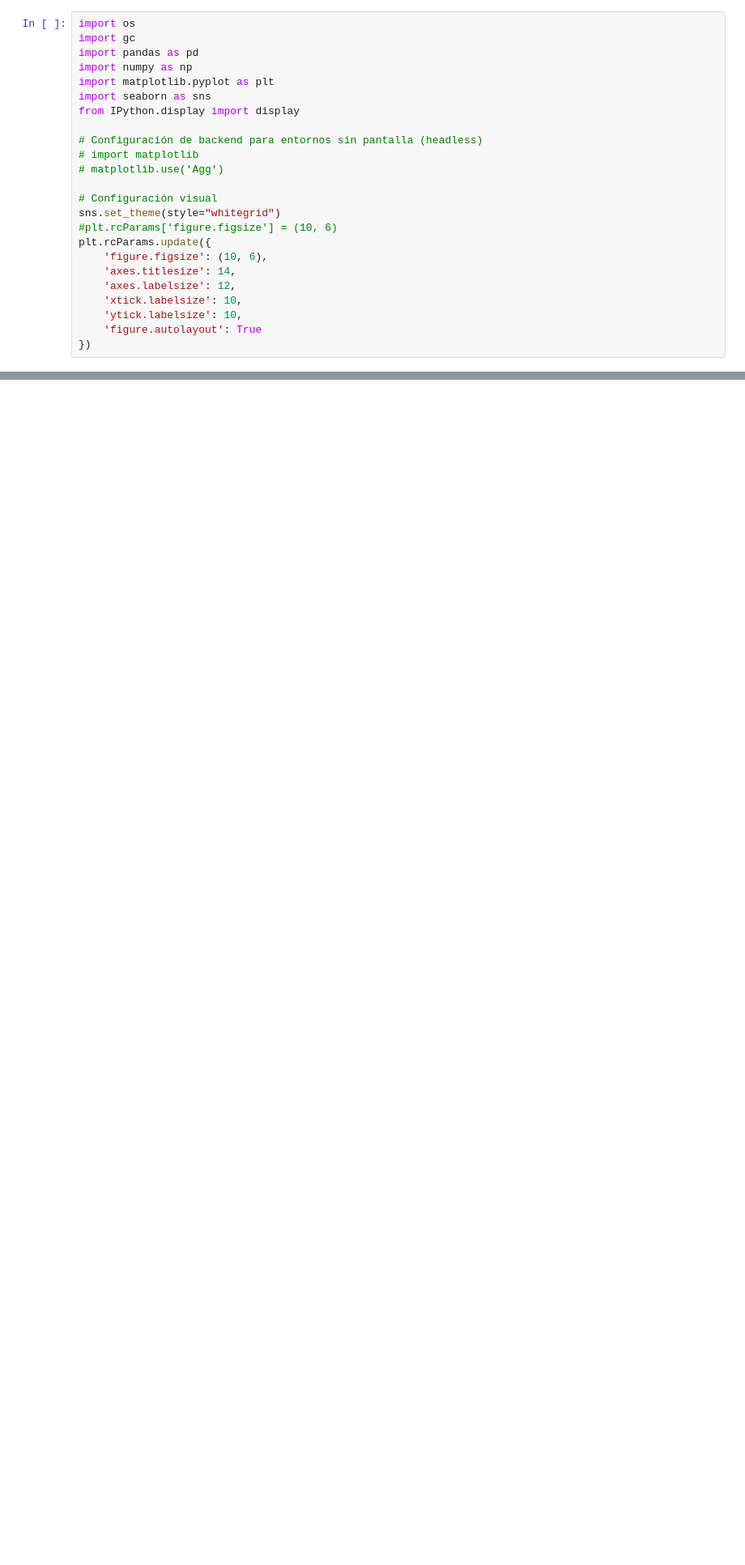
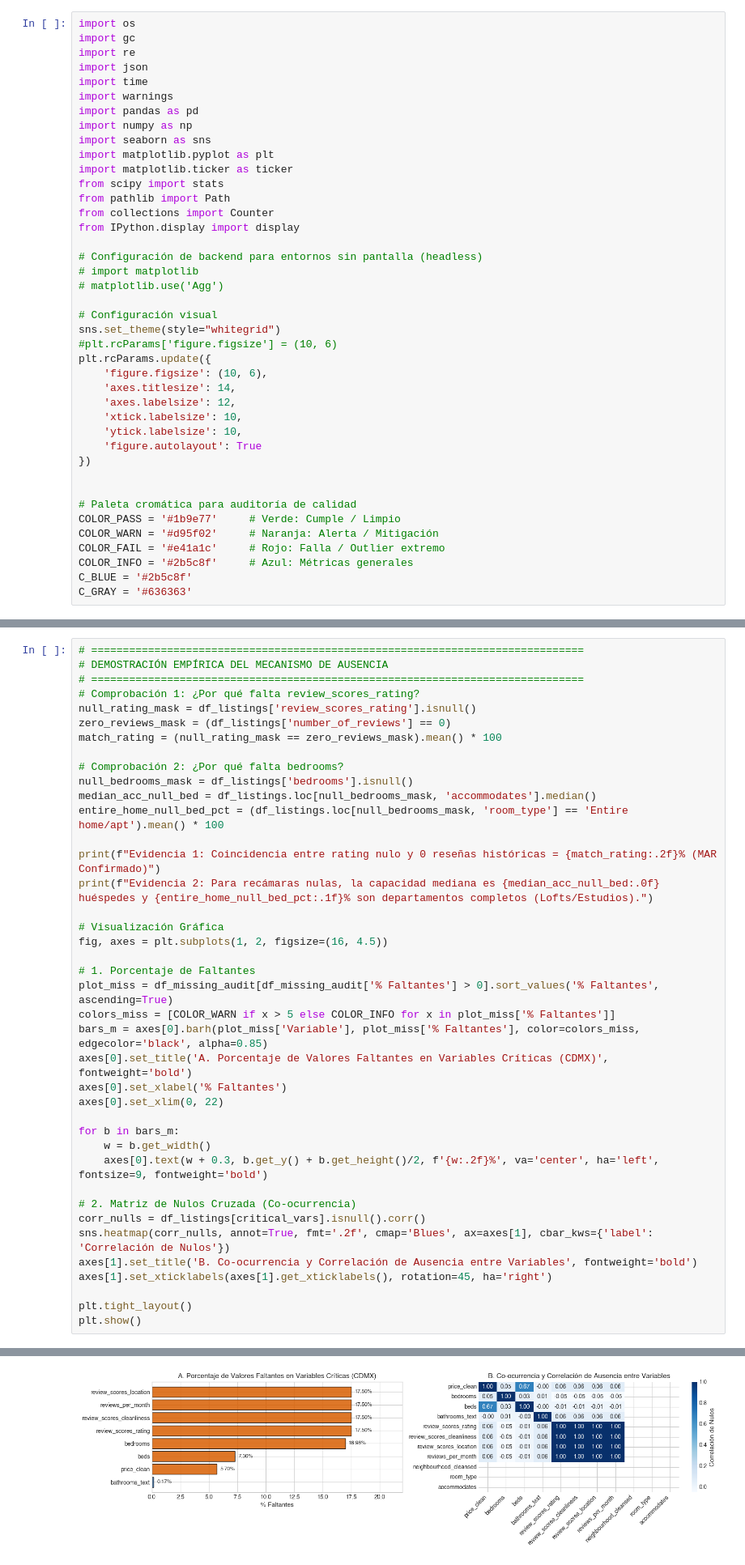
Before and after one commit to josenomberto/UTEC-CDIAV3-MCD8015, a Jupyter notebook: src/01_eda.ipynb, the cells around one changed output, grey strips where cells are left out. Shown at 81% size. Saved outputs shown, nothing was run; the diff lists cells and outputs as text; blank space fills up the shorter version.

Commit message:
EDA - Analisis de calidad de datos

```diff
--- a/src/01_eda.ipynb
+++ b/src/01_eda.ipynb
@@ -20,10 +20,18 @@ Importamos las librerias necesarias y configuramos parametros para visualizació
 # %%
 import os
 import gc
+import re
+import json
+import time
+import warnings
 import pandas as pd
 import numpy as np
+import seaborn as sns
 import matplotlib.pyplot as plt
-import seaborn as sns
+import matplotlib.ticker as ticker
+from scipy import stats
+from pathlib import Path
+from collections import Counter
 from IPython.display import display
 
 # Configuración de backend para entornos sin pantalla (headless)
@@ -41,6 +49,15 @@ plt.rcParams.update({
     'ytick.labelsize': 10,
     'figure.autolayout': True
 })
+
+
+# Paleta cromática para auditoría de calidad
+COLOR_PASS = '#1b9e77'     # Verde: Cumple / Limpio
+COLOR_WARN = '#d95f02'     # Naranja: Alerta / Mitigación
+COLOR_FAIL = '#e41a1c'     # Rojo: Falla / Outlier extremo
+COLOR_INFO = '#2b5c8f'     # Azul: Métricas generales
+C_BLUE = '#2b5c8f'
+C_GRAY = '#636363'
 # %% [markdown]
 ### E2.1 Recopilación Inicial de Datos
 Cargaremos los tres archivos fuente en formato Parquet que componen el dataset
@@ -550,0 +622,41 @@ Reseñas con comentarios vacíos (nulos): 243 (0.0141%)
+# %%
+# ==============================================================================
+# DEMOSTRACIÓN EMPÍRICA DEL MECANISMO DE AUSENCIA
+# ==============================================================================
+# Comprobación 1: ¿Por qué falta review_scores_rating?
+null_rating_mask = df_listings['review_scores_rating'].isnull()
+zero_reviews_mask = (df_listings['number_of_reviews'] == 0)
+match_rating = (null_rating_mask == zero_reviews_mask).mean() * 100
+
+# Comprobación 2: ¿Por qué falta bedrooms?
+null_bedrooms_mask = df_listings['bedrooms'].isnull()
+median_acc_null_bed = df_listings.loc[null_bedrooms_mask, 'accommodates'].median()
+entire_home_null_bed_pct = (df_listings.loc[null_bedrooms_mask, 'room_type'] == 'Entire home/apt').mean() * 100
+
+print(f"Evidencia 1: Coincidencia entre rating nulo y 0 reseñas históricas = {match_rating:.2f}% (MAR Confirmado)")
+print(f"Evidencia 2: Para recámaras nulas, la capacidad mediana es {median_acc_null_bed:.0f} huéspedes y {entire_home_null_bed_pct:.1f}% son departamentos completos (Lofts/Estudios).")
+
+# Visualización Gráfica
+fig, axes = plt.subplots(1, 2, figsize=(16, 4.5))
+
+# 1. Porcentaje de Faltantes
+plot_miss = df_missing_audit[df_missing_audit['% Faltantes'] > 0].sort_values('% Faltantes', ascending=True)
+colors_miss = [COLOR_WARN if x > 5 else COLOR_INFO for x in plot_miss['% Faltantes']]
+bars_m = axes[0].barh(plot_miss['Variable'], plot_miss['% Faltantes'], color=colors_miss, edgecolor='black', alpha=0.85)
+axes[0].set_title('A. Porcentaje de Valores Faltantes en Variables Críticas (CDMX)', fontweight='bold')
+axes[0].set_xlabel('% Faltantes')
+axes[0].set_xlim(0, 22)
+
+for b in bars_m:
+    w = b.get_width()
+    axes[0].text(w + 0.3, b.get_y() + b.get_height()/2, f'{w:.2f}%', va='center', ha='left', fontsize=9, fontweight='bold')
+
+# 2. Matriz de Nulos Cruzada (Co-ocurrencia)
+corr_nulls = df_listings[critical_vars].isnull().corr()
+sns.heatmap(corr_nulls, annot=True, fmt='.2f', cmap='Blues', ax=axes[1], cbar_kws={'label': 'Correlación de Nulos'})
+axes[1].set_title('B. Co-ocurrencia y Correlación de Ausencia entre Variables', fontweight='bold')
+axes[1].set_xticklabels(axes[1].get_xticklabels(), rotation=45, ha='right')
+
+plt.tight_layout()
+plt.show()
+# %% [output]
@@ -550,0 +665 @@ Reseñas con comentarios vacíos (nulos): 243 (0.0141%)
+[figure, added]
```
Also changed, not shown: parts of 12 cells of this notebook.
